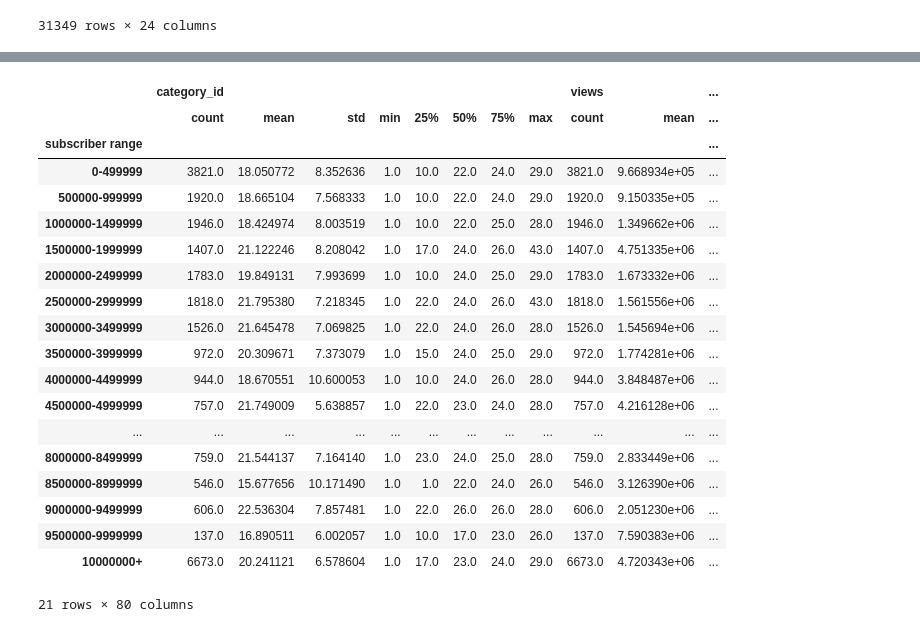
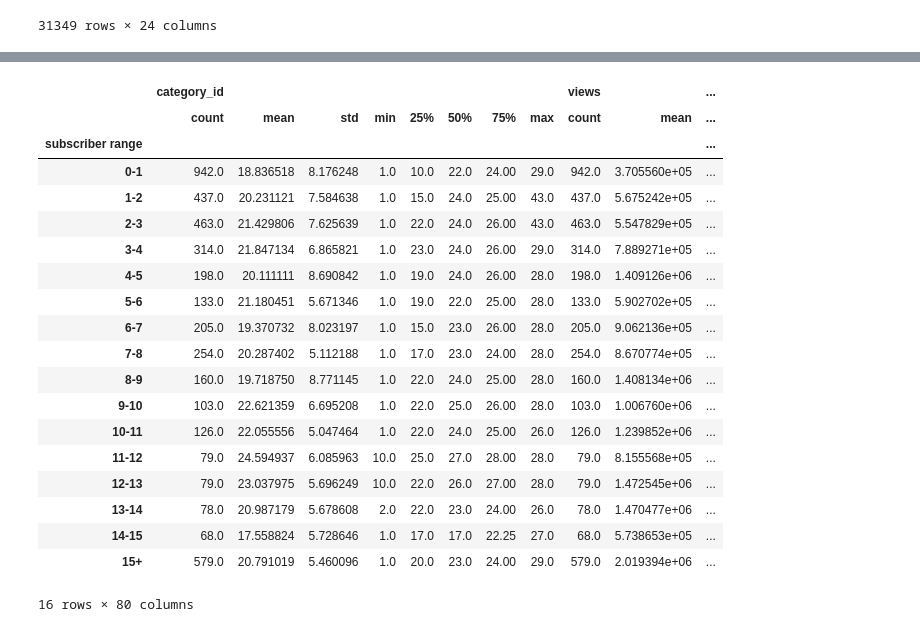
Before and after one commit to hannah8075/youtube-analysis, a Jupyter notebook: video_data.ipynb, the cells around one changed output, grey strips where cells are left out. Saved outputs shown, nothing was run; the diff lists cells and outputs as text; code cells hidden in the pictures.

```diff
--- a/video_data.ipynb
+++ b/video_data.ipynb
@@ -41,17 +41,3 @@ merged_df
 | 31347 | s_SJZSAtLBA | 06/13/18 | Assassin's Creed Odyssey: E3 2018... | Ubisoft North America | 20 | 2018-06-11T21:16:16.000Z | Assassin's Creed Odyssey|"Assassi... | 669475 | ... |
 | 31348 | s_SJZSAtLBA | 06/14/18 | Assassin's Creed Odyssey: E3 2018... | Ubisoft North America | 20 | 2018-06-11T21:16:16.000Z | Assassin's Creed Odyssey|"Assassi... | 924008 | ... |
 31349 rows × 24 columns
-# %%
-sub_bins = [0, 499999, 999999, 1499999, 1999999, 2499999, 2999999, 3499999,
-            3999999, 4499999, 4999999, 5499999, 5999999, 6499999, 6999999, 7499999,
-            7999999, 8499999, 8999999, 9499999, 9999999, 80000000]
-
-bin_titles = ["0-499999", "500000-999999", "1000000-1499999", "1500000-1999999", "2000000-2499999", "2500000-2999999",
-              "3000000-3499999", "3500000-3999999", "4000000-4499999",
-              "4500000-4999999", "5000000-5499999", "5500000-5999999",
-              "6000000-6499999", "6500000-6999999", "7000000-7499999",
-              "7500000-7999999", "8000000-8499999", "8500000-8999999", "9000000-9499999", "9500000-9999999", "10000000+"]
-
-merged_df["subscriber range"] = pd.cut(merged_df["subscriber_count"], sub_bins, labels=bin_titles, include_lowest=True)
-
-merged_df.head()
@@ -65,0 +44,4 @@ merged_df.head()
+# %%
+clean_data = merged_df.groupby(["title"]).first()
+clean_data.dropna(inplace=True)
+clean_data.describe()
@@ -65,0 +58,9 @@ merged_df.head()
+# %%
+sub_bins = [0, 999999, 1999999, 2999999, 3999999, 4999999, 5999999, 6999999,
+            7999999, 8999999, 9999999, 10999999, 11999999, 12999999, 13999999, 14999999, 800000000]
+
+bin_titles = ["0-1", "1-2", "2-3", "3-4", "4-5", "5-6", "6-7", "7-8", "8-9", "9-10", "10-11", "11-12", "12-13", "13-14", "14-15", "15+"         ]
+
+clean_data["subscriber range"] = pd.cut(clean_data["subscriber_count"], sub_bins, labels=bin_titles, include_lowest=True)
+
+clean_data.head()
@@ -66,27 +76,27 @@ merged_df.head()
 # %%
-subscribers_df = merged_df.groupby(["subscriber range"])
+subscribers_df = clean_data.groupby(["subscriber range"])
 subscribers_df.describe()
 # %% [output]
 |  | category_id |  |  |  |  |  |  |  | views |  | ... |
 |  | count | mean | std | min | 25% | 50% | 75% | max | count | mean | ... |
 | subscriber range |  |  |  |  |  |  |  |  |  |  | ... |
-| 0-499999 | 3821.0 | 18.050772 | 8.352636 | 1.0 | 10.0 | 22.0 | 24.0 | 29.0 | 3821.0 | 9.668934e+05 | ... |
-| 500000-999999 | 1920.0 | 18.665104 | 7.568333 | 1.0 | 10.0 | 22.0 | 24.0 | 29.0 | 1920.0 | 9.150335e+05 | ... |
-| 1000000-1499999 | 1946.0 | 18.424974 | 8.003519 | 1.0 | 10.0 | 22.0 | 25.0 | 28.0 | 1946.0 | 1.349662e+06 | ... |
-| 1500000-1999999 | 1407.0 | 21.122246 | 8.208042 | 1.0 | 17.0 | 24.0 | 26.0 | 43.0 | 1407.0 | 4.751335e+06 | ... |
-| 2000000-2499999 | 1783.0 | 19.849131 | 7.993699 | 1.0 | 10.0 | 24.0 | 25.0 | 29.0 | 1783.0 | 1.673332e+06 | ... |
-| 2500000-2999999 | 1818.0 | 21.795380 | 7.218345 | 1.0 | 22.0 | 24.0 | 26.0 | 43.0 | 1818.0 | 1.561556e+06 | ... |
-| 3000000-3499999 | 1526.0 | 21.645478 | 7.069825 | 1.0 | 22.0 | 24.0 | 26.0 | 28.0 | 1526.0 | 1.545694e+06 | ... |
-| 3500000-3999999 | 972.0 | 20.309671 | 7.373079 | 1.0 | 15.0 | 24.0 | 25.0 | 29.0 | 972.0 | 1.774281e+06 | ... |
-| 4000000-4499999 | 944.0 | 18.670551 | 10.600053 | 1.0 | 10.0 | 24.0 | 26.0 | 28.0 | 944.0 | 3.848487e+06 | ... |
-| 4500000-4999999 | 757.0 | 21.749009 | 5.638857 | 1.0 | 22.0 | 23.0 | 24.0 | 28.0 | 757.0 | 4.216128e+06 | ... |
-| ... | ... | ... | ... | ... | ... | ... | ... | ... | ... | ... | ... |
-| 8000000-8499999 | 759.0 | 21.544137 | 7.164140 | 1.0 | 23.0 | 24.0 | 25.0 | 28.0 | 759.0 | 2.833449e+06 | ... |
-| 8500000-8999999 | 546.0 | 15.677656 | 10.171490 | 1.0 | 1.0 | 22.0 | 24.0 | 26.0 | 546.0 | 3.126390e+06 | ... |
-| 9000000-9499999 | 606.0 | 22.536304 | 7.857481 | 1.0 | 22.0 | 26.0 | 26.0 | 28.0 | 606.0 | 2.051230e+06 | ... |
-| 9500000-9999999 | 137.0 | 16.890511 | 6.002057 | 1.0 | 10.0 | 17.0 | 23.0 | 26.0 | 137.0 | 7.590383e+06 | ... |
-| 10000000+ | 6673.0 | 20.241121 | 6.578604 | 1.0 | 17.0 | 23.0 | 24.0 | 29.0 | 6673.0 | 4.720343e+06 | ... |
+| 0-1 | 942.0 | 18.836518 | 8.176248 | 1.0 | 10.0 | 22.0 | 24.00 | 29.0 | 942.0 | 3.705560e+05 | ... |
+| 1-2 | 437.0 | 20.231121 | 7.584638 | 1.0 | 15.0 | 24.0 | 25.00 | 43.0 | 437.0 | 5.675242e+05 | ... |
+| 2-3 | 463.0 | 21.429806 | 7.625639 | 1.0 | 22.0 | 24.0 | 26.00 | 43.0 | 463.0 | 5.547829e+05 | ... |
+| 3-4 | 314.0 | 21.847134 | 6.865821 | 1.0 | 23.0 | 24.0 | 26.00 | 29.0 | 314.0 | 7.889271e+05 | ... |
+| 4-5 | 198.0 | 20.111111 | 8.690842 | 1.0 | 19.0 | 24.0 | 26.00 | 28.0 | 198.0 | 1.409126e+06 | ... |
+| 5-6 | 133.0 | 21.180451 | 5.671346 | 1.0 | 19.0 | 22.0 | 25.00 | 28.0 | 133.0 | 5.902702e+05 | ... |
+| 6-7 | 205.0 | 19.370732 | 8.023197 | 1.0 | 15.0 | 23.0 | 26.00 | 28.0 | 205.0 | 9.062136e+05 | ... |
+| 7-8 | 254.0 | 20.287402 | 5.112188 | 1.0 | 17.0 | 23.0 | 24.00 | 28.0 | 254.0 | 8.670774e+05 | ... |
+| 8-9 | 160.0 | 19.718750 | 8.771145 | 1.0 | 22.0 | 24.0 | 25.00 | 28.0 | 160.0 | 1.408134e+06 | ... |
+| 9-10 | 103.0 | 22.621359 | 6.695208 | 1.0 | 22.0 | 25.0 | 26.00 | 28.0 | 103.0 | 1.006760e+06 | ... |
+| 10-11 | 126.0 | 22.055556 | 5.047464 | 1.0 | 22.0 | 24.0 | 25.00 | 26.0 | 126.0 | 1.239852e+06 | ... |
+| 11-12 | 79.0 | 24.594937 | 6.085963 | 10.0 | 25.0 | 27.0 | 28.00 | 28.0 | 79.0 | 8.155568e+05 | ... |
+| 12-13 | 79.0 | 23.037975 | 5.696249 | 10.0 | 22.0 | 26.0 | 27.00 | 28.0 | 79.0 | 1.472545e+06 | ... |
+| 13-14 | 78.0 | 20.987179 | 5.678608 | 2.0 | 22.0 | 23.0 | 24.00 | 26.0 | 78.0 | 1.470477e+06 | ... |
+| 14-15 | 68.0 | 17.558824 | 5.728646 | 1.0 | 17.0 | 17.0 | 22.25 | 27.0 | 68.0 | 5.738653e+05 | ... |
+| 15+ | 579.0 | 20.791019 | 5.460096 | 1.0 | 20.0 | 23.0 | 24.00 | 29.0 | 579.0 | 2.019394e+06 | ... |
-21 rows × 80 columns
+16 rows × 80 columns
 # %%
 subscribers_data = subscribers_df["subscriber range"].value_counts()
 subscribers_data
```
Also changed, not shown: parts of 5 cells of this notebook.
